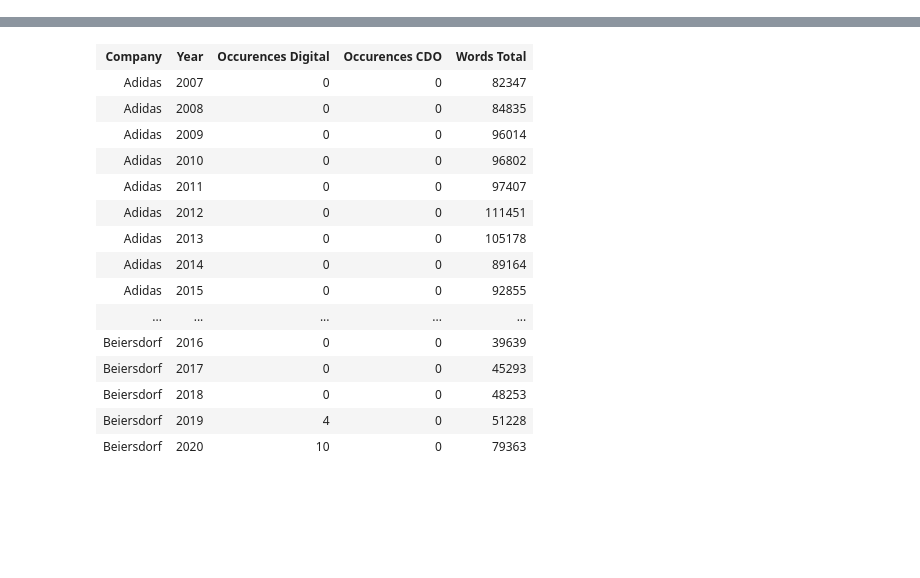
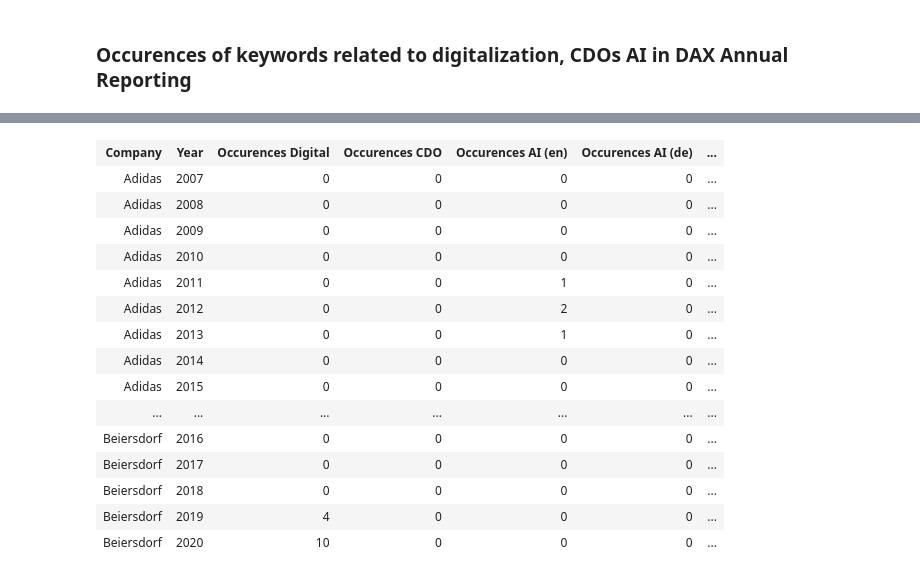
Before and after one commit to lukasleist/dax-reporting-nlp, a Jupyter notebook: keyword_occurences.ipynb, the cells around one changed output, grey strips where cells are left out. Drawn from its saved outputs; the diff is of its cells as text; code cells hidden in the pictures; blank space fills up the shorter version.

Commit message:
analysis of sustainability-reporting and keywords related to AI

```diff
--- a/keyword_occurences.ipynb
+++ b/keyword_occurences.ipynb
@@ -133,15 +247,35 @@ mupdf: invalid page object
+# %%
+def render_table(occurences, *col_names):
+    head = '<thead>' + ( '<th>{}</th>'*len(col_names) ).format(*col_names) + '</thead>'
+    row = '<tr>' + '<td>{}</td>'*len(col_names) + '</tr>'
+    return HTML('''
+            <table>
+                <thead>
+                    {}
+                </thead>
+                <tbody>
+                    {}
+                </tbody>
+            </table>
+            '''.format(
+                head,
+                "".join(row.format(*o) for o in occurences)
+                )
+            )
+# %% [markdown]
+### Occurences of keywords related to digitalization, CDOs AI in DAX Annual Reporting
 # %%
-HTML('''
-<table>
-    <thead><th>Company</th><th>Year</th><th>Occurences Digital</th><th>Occurences CDO</th><th>Words Total</th></thead>
-    <tbody>
-        {}
-    </tbody>
-</table>
-'''.format(
-    "".join(
-        '<tr><td>{}</td><td>{}</td><td>{}</td><td>{}</td><td>{}</td></tr>'.format(*o) for o in occurences
-        )
-    )
+occurences = count_occurences(dax_annuals_information, digital_keywords, cdo_keywords, ai_keywords_en, ai_keywords_de, ai_keywords)
+
+render_table(
+    occurences,
+    'Company',
+    'Year',
+    'Occurences Digital',
+    'Occurences CDO',
+    'Occurences AI (en)',
+    'Occurences AI (de)',
+    'Occurences AI (combined)',
+    'Words Total'
 )
 # %% [output]
@@ -148,16 +299,16 @@ HTML('''
-| Company | Year | Occurences Digital | Occurences CDO | Words Total |
-| Adidas | 2007 | 0 | 0 | 82347 |
-| Adidas | 2008 | 0 | 0 | 84835 |
-| Adidas | 2009 | 0 | 0 | 96014 |
-| Adidas | 2010 | 0 | 0 | 96802 |
-| Adidas | 2011 | 0 | 0 | 97407 |
-| Adidas | 2012 | 0 | 0 | 111451 |
-| Adidas | 2013 | 0 | 0 | 105178 |
-| Adidas | 2014 | 0 | 0 | 89164 |
-| Adidas | 2015 | 0 | 0 | 92855 |
-| ... | ... | ... | ... | ... |
-| Beiersdorf | 2016 | 0 | 0 | 39639 |
-| Beiersdorf | 2017 | 0 | 0 | 45293 |
-| Beiersdorf | 2018 | 0 | 0 | 48253 |
-| Beiersdorf | 2019 | 4 | 0 | 51228 |
-| Beiersdorf | 2020 | 10 | 0 | 79363 |
+| Company | Year | Occurences Digital | Occurences CDO | Occurences AI (en) | Occurences AI (de) | ... |
+| Adidas | 2007 | 0 | 0 | 0 | 0 | ... |
+| Adidas | 2008 | 0 | 0 | 0 | 0 | ... |
+| Adidas | 2009 | 0 | 0 | 0 | 0 | ... |
+| Adidas | 2010 | 0 | 0 | 0 | 0 | ... |
+| Adidas | 2011 | 0 | 0 | 1 | 0 | ... |
+| Adidas | 2012 | 0 | 0 | 2 | 0 | ... |
+| Adidas | 2013 | 0 | 0 | 1 | 0 | ... |
+| Adidas | 2014 | 0 | 0 | 0 | 0 | ... |
+| Adidas | 2015 | 0 | 0 | 0 | 0 | ... |
+| ... | ... | ... | ... | ... | ... | ... |
+| Beiersdorf | 2016 | 0 | 0 | 0 | 0 | ... |
+| Beiersdorf | 2017 | 0 | 0 | 0 | 0 | ... |
+| Beiersdorf | 2018 | 0 | 0 | 0 | 0 | ... |
+| Beiersdorf | 2019 | 4 | 0 | 0 | 0 | ... |
+| Beiersdorf | 2020 | 10 | 0 | 0 | 0 | ... |
```
Also changed, not shown: parts of 23 cells of this notebook, 4 other files.
